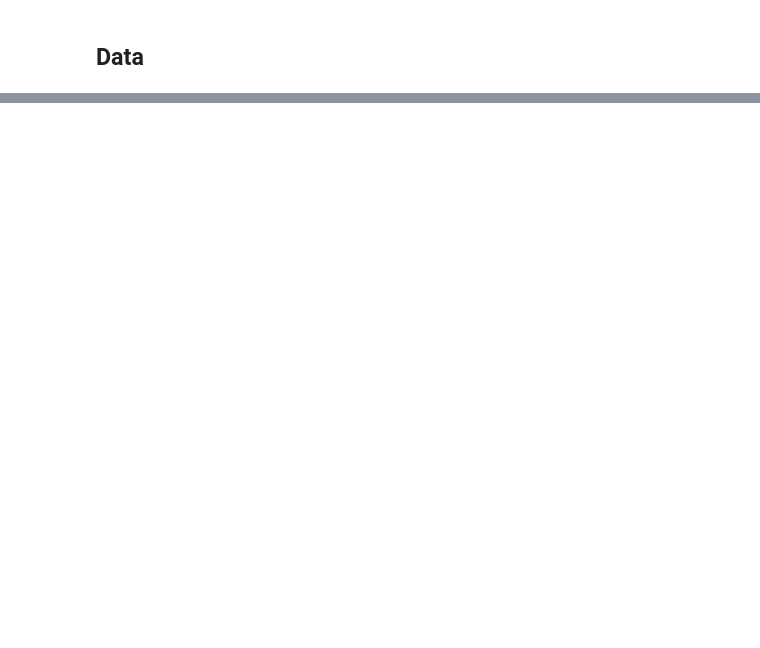
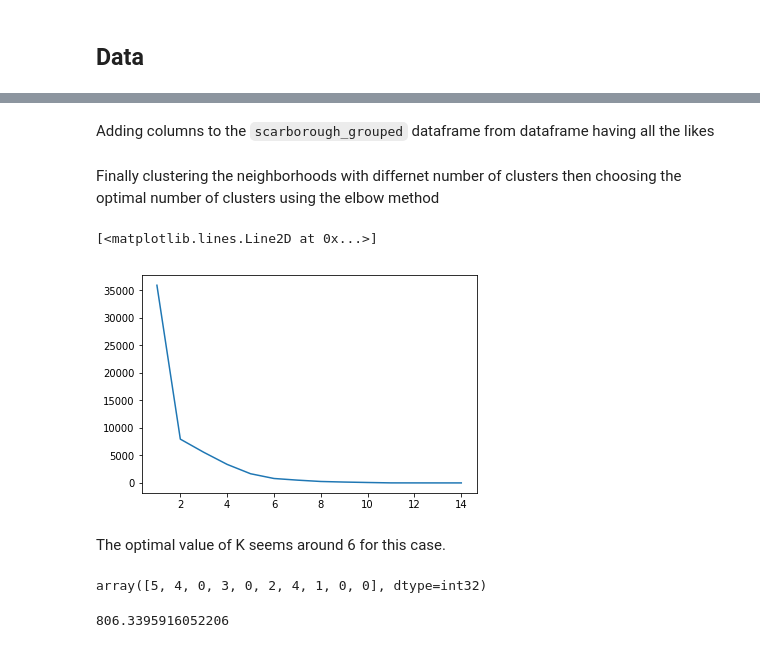
Before and after one commit to thisHermit/Coursera_Capstone, a Jupyter notebook: Capstone_Notebook.ipynb, the cells around one changed output, grey strips where cells are left out. Saved outputs shown, nothing was run; the diff lists cells and outputs as text; code cells hidden in the pictures; blank space fills up the shorter version.

```diff
--- a/Capstone_Notebook.ipynb
+++ b/Capstone_Notebook.ipynb
@@ -44,0 +560,11 @@ The bus stops around Indore will be retrieved using this API.
+# %%
+total_likes_for_restaurants = []
+for index, row in scarborough_merged.iterrows():
+    likes = 0
+    for nth_common in columns_for_popularity:
+        if 'Restaurant' in row[nth_common]:
+            like = scarborough_merged.loc[index]['Likes for ' + nth_common]
+            likes += like
+    total_likes_for_restaurants.append(likes)
+scarborough_merged['Restaurant Likes'] = total_likes_for_restaurants
+scarborough_merged
@@ -44,0 +593,4 @@ The bus stops around Indore will be retrieved using this API.
+# %%
+scarborough_merged['Total Likes'] = 0.0
+for nth_common in columns_for_popularity:
+    scarborough_merged['Total Likes'] += scarborough_merged['Likes for ' + nth_common]
@@ -44,0 +655,9 @@ The bus stops around Indore will be retrieved using this API.
+# %% [markdown]
+Adding columns to the `scarborough_grouped` dataframe from dataframe having all the likes
+# %%
+scarborough_grouped = scarborough_grouped.merge(scarborough_merged, on='Neighborhood')
+# %%
+scarborough_grouped.drop(columns_for_popularity, axis=1, inplace=True)
+scarborough_grouped.drop('Borough', axis=1, inplace=True)
+# %% [markdown]
+Finally clustering the neighborhoods with differnet number of clusters then choosing the optimal number of clusters using the elbow method
@@ -44,0 +666,34 @@ The bus stops around Indore will be retrieved using this API.
+# %%
+k_numbers = range(1, 15)
+scores_for_kmeans = []
+scarborough_grouped_clustering = scarborough_grouped.drop('Neighborhood', 1)
+
+for kclusters in k_numbers:
+
+    # run k-means clustering
+    kmeans = KMeans(n_clusters=kclusters, random_state=0).fit(scarborough_grouped_clustering)
+    # check cluster labels generated for each row in the dataframe
+    scores_for_kmeans.append(kmeans.inertia_)
+
+import matplotlib.pyplot as plt
+%matplotlib inline
+plt.plot(k_numbers, scores_for_kmeans)
+# %% [output]
+[<matplotlib.lines.Line2D at 0x...>]
+[figure, added]
+# %% [markdown]
+The optimal value of K seems around 6 for this case.
+# %%
+kclusters = 6
+
+# run k-means clustering
+kmeans = KMeans(n_clusters=kclusters, random_state=0).fit(scarborough_grouped_clustering)
+
+# check cluster labels generated for each row in the dataframe
+kmeans.labels_[0:10]
+# %% [output]
+array([5, 4, 0, 3, 0, 2, 4, 1, 0, 0], dtype=int32)
+# %%
+kmeans.inertia_
+# %% [output]
+806.3395916052206
```
Also changed, not shown: parts of 69 cells of this notebook, 2 other files.
